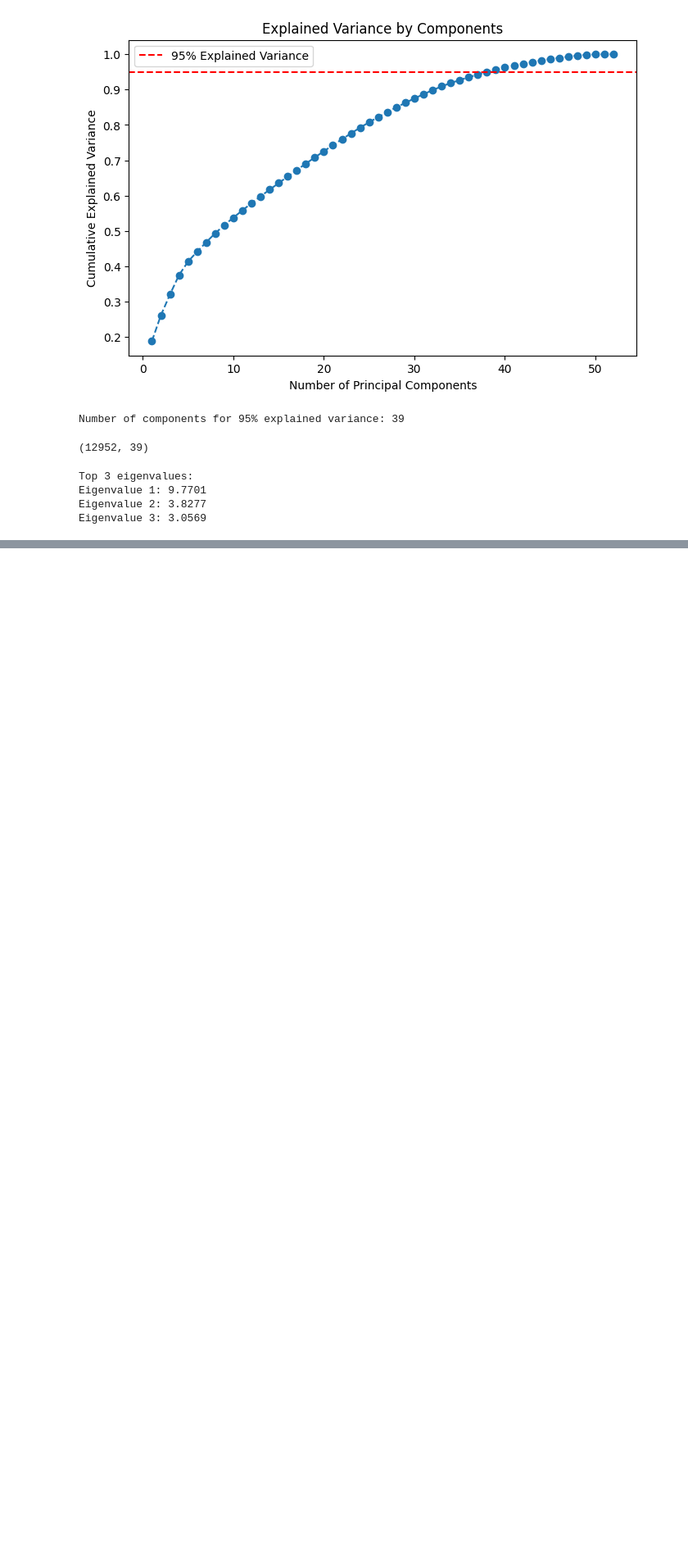
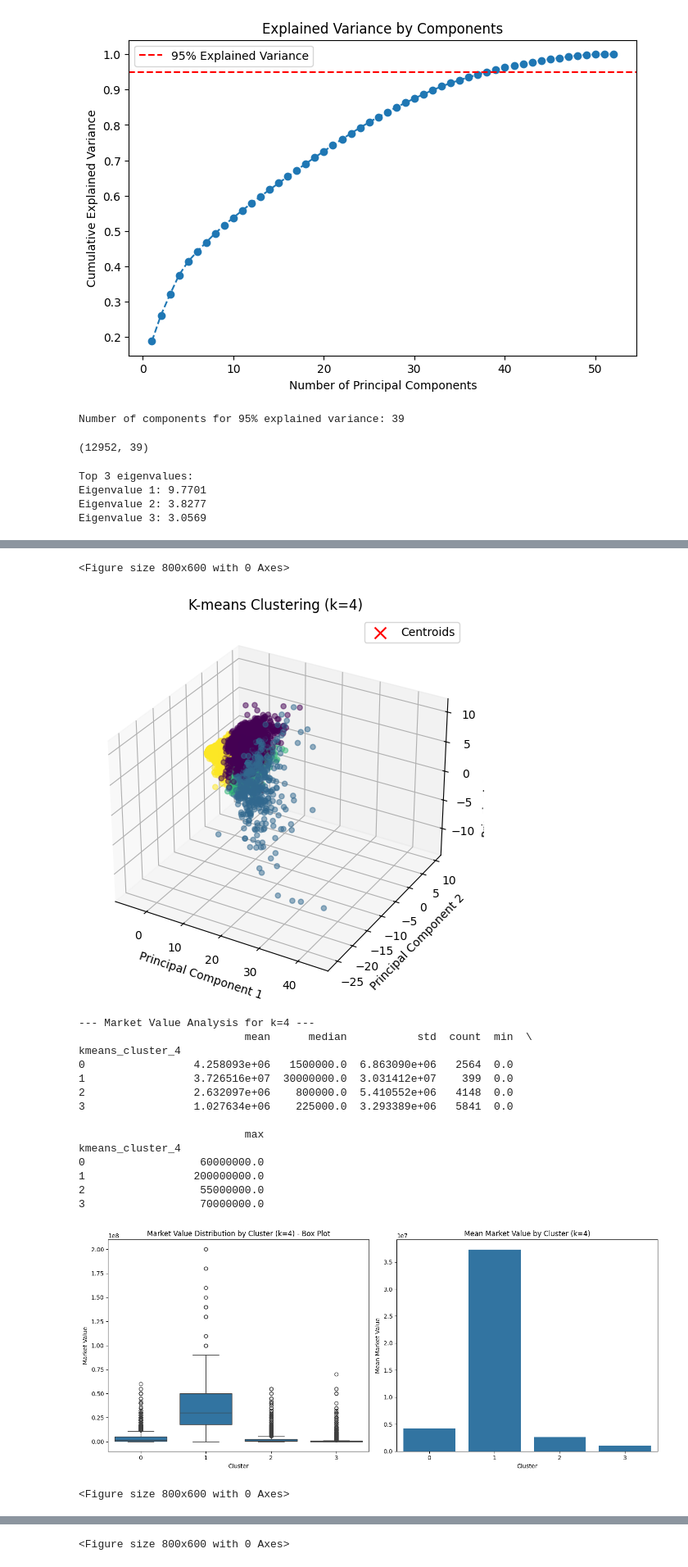
Before and after one commit to prnv19/FootballAnalytics, a Jupyter notebook: PCA_Clustering.ipynb, the cells around one changed output, grey strips where cells are left out. Shown at 82% size. Cells and saved outputs as stored; diff of their text form; code cells hidden in the pictures; blank space fills up the shorter version.

```diff
--- a/PCA_Clustering.ipynb
+++ b/PCA_Clustering.ipynb
@@ -115,0 +147,70 @@ Eigenvalue 3: 3.0569
+# %%
+k_values = [4, 7, 10]
+kmeans_models = {}
+
+for k in k_values:
+    kmeans = KMeans(n_clusters=k, random_state=42, n_init='auto')
+    cluster_labels = kmeans.fit_predict(data_for_clustering)
+    kmeans_models[k] = kmeans
+    df[f'kmeans_cluster_{k}'] = cluster_labels
+
+    # Plotting (as before)
+    plt.figure(figsize=(8, 6))
+    if data_for_clustering.shape[1] == 2:
+        plt.scatter(data_for_clustering[:, 0], data_for_clustering[:, 1], c=cluster_labels, cmap='viridis', alpha=0.5)
+        plt.scatter(kmeans.cluster_centers_[:, 0], kmeans.cluster_centers_[:, 1], c='red', marker='x', s=100, label='Centroids')
+        plt.xlabel('Principal Component 1')
+        plt.ylabel('Principal Component 2')
+    elif data_for_clustering.shape[1] >= 3:
+        fig = plt.figure(figsize=(8, 6))
+        ax = fig.add_subplot(111, projection='3d')
+        ax.scatter(data_for_clustering[:, 0], data_for_clustering[:, 1], data_for_clustering[:, 2], c=cluster_labels, cmap='viridis', alpha=0.5)
+        ax.scatter(kmeans.cluster_centers_[:, 0], kmeans.cluster_centers_[:, 1], kmeans.cluster_centers_[:, 2], c='red', marker='x', s=100, label='Centroids')
+        ax.set_xlabel('Principal Component 1')
+        ax.set_ylabel('Principal Component 2')
+        ax.set_zlabel('Principal Component 3')
+    plt.title(f'K-means Clustering (k={k})')
+    plt.legend()
+    plt.show()
+
+    # Market Value Analysis (with box plot and bar plot)
+    print(f"\n--- Market Value Analysis for k={k} ---")
+    cluster_stats = df.groupby(f'kmeans_cluster_{k}')['MarketValue'].agg(['mean', 'median', 'std', 'count', 'min', 'max'])
+    print(cluster_stats)
+
+    # Create subplots
+    fig, axes = plt.subplots(1, 2, figsize=(14, 6))
+
+    # Box Plot
+    sns.boxplot(x=f'kmeans_cluster_{k}', y='MarketValue', data=df, ax=axes[0])
+    axes[0].set_title(f'Market Value Distribution by Cluster (k={k}) - Box Plot')
+    axes[0].set_xlabel('Cluster')
+    axes[0].set_ylabel('Market Value')
+
+    # Bar Plot (Mean Market Value)
+    sns.barplot(x=cluster_stats.index, y=cluster_stats['mean'], ax=axes[1])
+    axes[1].set_title(f'Mean Market Value by Cluster (k={k})')
+    axes[1].set_xlabel('Cluster')
+    axes[1].set_ylabel('Mean Market Value')
+
+    plt.tight_layout()
+    plt.show()
+# %% [output]
+<Figure size 800x600 with 0 Axes>
+[figure, added]
+--- Market Value Analysis for k=4 ---
+                          mean      median           std  count  min  \
+kmeans_cluster_4
+0                 4.258093e+06   1500000.0  6.863090e+06   2564  0.0
+1                 3.726516e+07  30000000.0  3.031412e+07    399  0.0
+2                 2.632097e+06    800000.0  5.410552e+06   4148  0.0
+3                 1.027634e+06    225000.0  3.293389e+06   5841  0.0
+
+                          max
+kmeans_cluster_4
+0                  60000000.0
+1                 200000000.0
+2                  55000000.0
+3                  70000000.0
+[figure, added]
+<Figure size 800x600 with 0 Axes>
@@ -115,0 +239 @@ Eigenvalue 3: 3.0569
+<Figure size 800x600 with 0 Axes>
```
Also changed, not shown: parts of 11 cells of this notebook.
